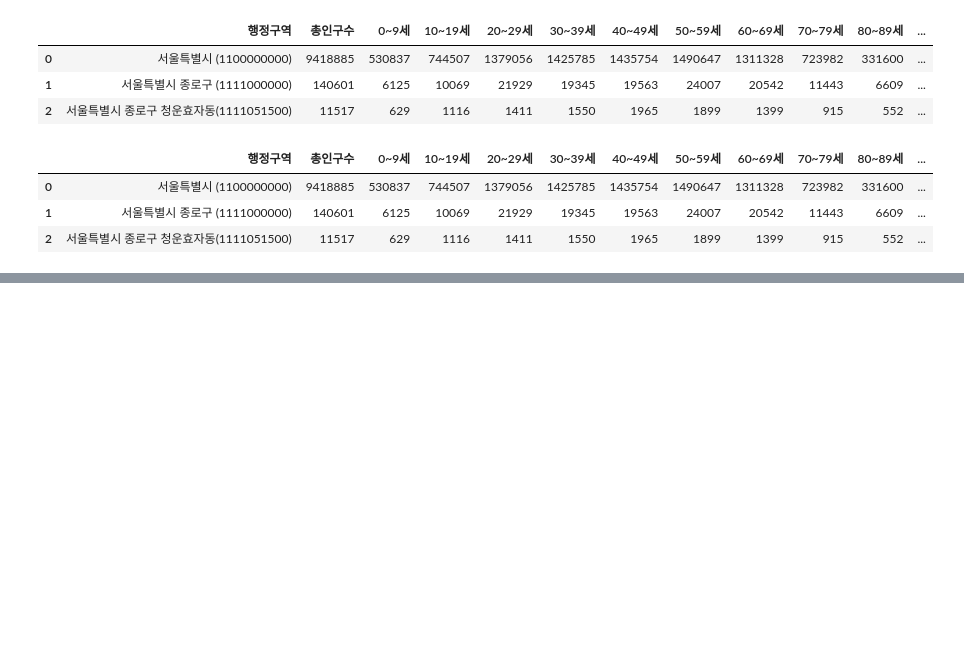
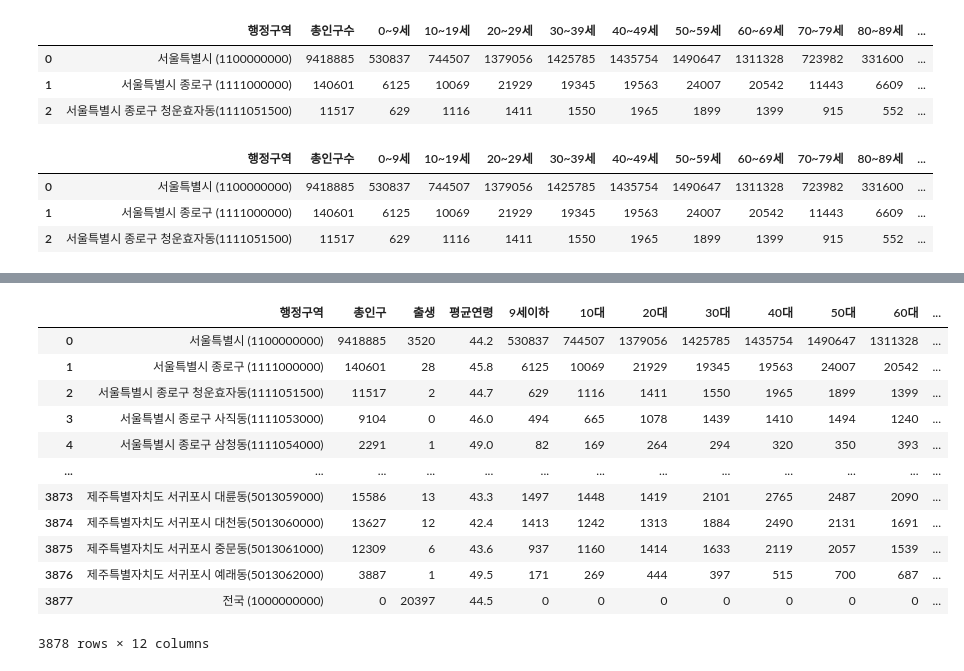
Before and after one commit to alexlee0318/Project_olive_index, a Jupyter notebook: data_ages_birth2.ipynb, the cells around one changed output, grey strips where cells are left out. Saved outputs shown, nothing was run; the diff lists cells and outputs as text; code cells hidden in the pictures; blank space fills up the shorter version.

```diff
--- a/data_ages_birth2.ipynb
+++ b/data_ages_birth2.ipynb
@@ -175,0 +273,17 @@ df[df['행정구역'].str.contains('전국')]
+# %%
+df3 = pd.read_csv('data/인구_연령_0629.csv', encoding='utf-8', sep=',')
+df3
+# %% [output]
+|  | 행정구역 | 총인구 | 출생 | 평균연령 | 9세이하 | 10대 | 20대 | 30대 | 40대 | 50대 | 60대 | ... |
+| 0 | 서울특별시 (1100000000) | 9418885 | 3520 | 44.2 | 530837 | 744507 | 1379056 | 1425785 | 1435754 | 1490647 | 1311328 | ... |
+| 1 | 서울특별시 종로구 (1111000000) | 140601 | 28 | 45.8 | 6125 | 10069 | 21929 | 19345 | 19563 | 24007 | 20542 | ... |
+| 2 | 서울특별시 종로구 청운효자동(1111051500) | 11517 | 2 | 44.7 | 629 | 1116 | 1411 | 1550 | 1965 | 1899 | 1399 | ... |
+| 3 | 서울특별시 종로구 사직동(1111053000) | 9104 | 0 | 46.0 | 494 | 665 | 1078 | 1439 | 1410 | 1494 | 1240 | ... |
+| 4 | 서울특별시 종로구 삼청동(1111054000) | 2291 | 1 | 49.0 | 82 | 169 | 264 | 294 | 320 | 350 | 393 | ... |
+| ... | ... | ... | ... | ... | ... | ... | ... | ... | ... | ... | ... | ... |
+| 3873 | 제주특별자치도 서귀포시 대륜동(5013059000) | 15586 | 13 | 43.3 | 1497 | 1448 | 1419 | 2101 | 2765 | 2487 | 2090 | ... |
+| 3874 | 제주특별자치도 서귀포시 대천동(5013060000) | 13627 | 12 | 42.4 | 1413 | 1242 | 1313 | 1884 | 2490 | 2131 | 1691 | ... |
+| 3875 | 제주특별자치도 서귀포시 중문동(5013061000) | 12309 | 6 | 43.6 | 937 | 1160 | 1414 | 1633 | 2119 | 2057 | 1539 | ... |
+| 3876 | 제주특별자치도 서귀포시 예래동(5013062000) | 3887 | 1 | 49.5 | 171 | 269 | 444 | 397 | 515 | 700 | 687 | ... |
+| 3877 | 전국 (1000000000) | 0 | 20397 | 44.5 | 0 | 0 | 0 | 0 | 0 | 0 | 0 | ... |
+3878 rows × 12 columns
```
Also changed, not shown: parts of 21 cells of this notebook, 1 other file.
